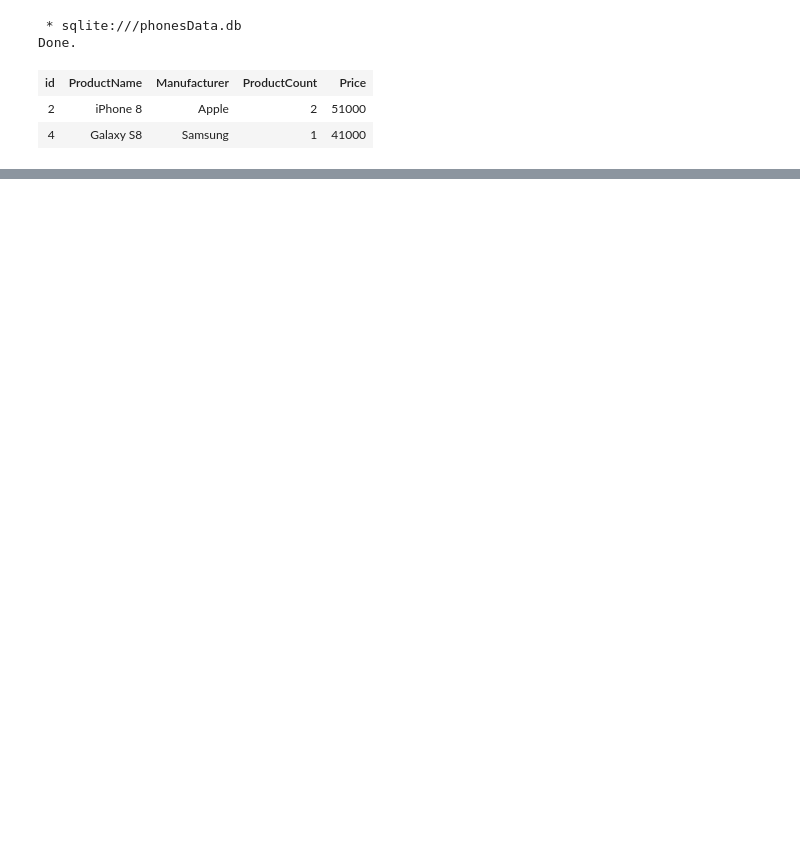
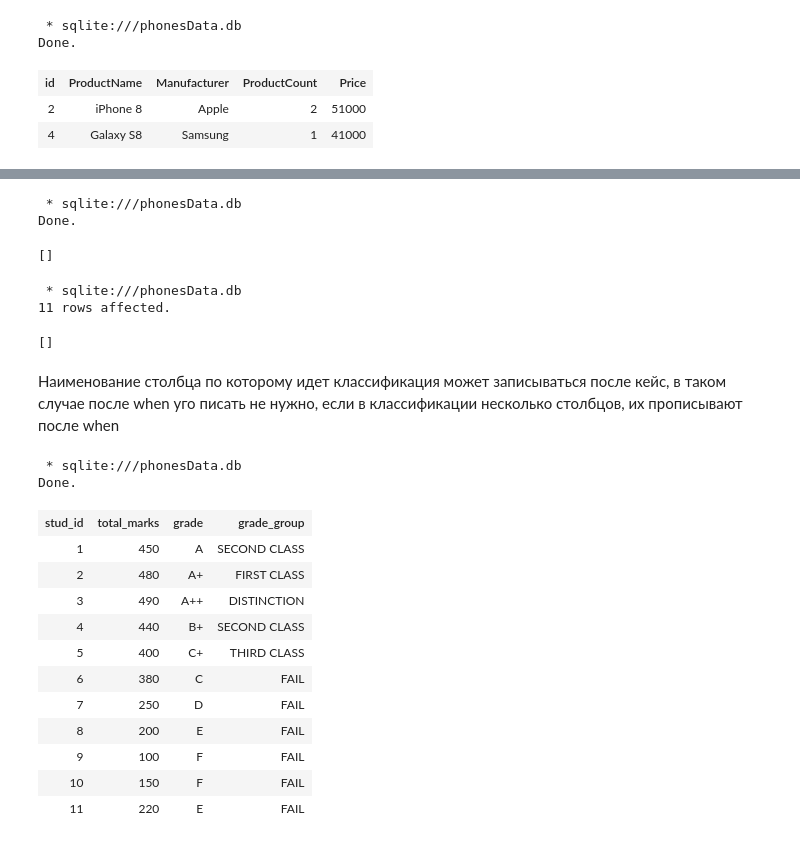
Before and after one commit to MrsMystique/python-repo, a Jupyter notebook: sqlmagic/sql magic.ipynb, the cells around one changed output, grey strips where cells are left out. Drawn from its saved outputs; the diff is of its cells as text; code cells hidden in the pictures; blank space fills up the shorter version.

```diff
--- a/sqlmagic/sql magic.ipynb
+++ b/sqlmagic/sql magic.ipynb
@@ -141,0 +356,60 @@ Done.
+# %%
+%%sql
+CREATE TABLE IF NOT EXISTS studentMarks (
+stud_id INTEGER PRIMARY KEY AUTOINCREMENT,
+total_marks INT,
+grade VARCHAR(5))
+# %% [output]
+ * sqlite:///phonesData.db
+Done.
+[]
+# %%
+%%sql
+INSERT into studentMarks(total_marks, grade)
+VALUES
+(450, 'A'),
+(480, 'A+'),
+(490, 'A++'),
+(440, 'B+'),
+(400, 'C+'),
+(380,'C'),
+(250, 'D'),
+(200,'E'),
+(100,'F'),
+(150,'F'),
+(220, 'E')
+# %% [output]
+ * sqlite:///phonesData.db
+11 rows affected.
+[]
+# %% [markdown]
+Наименование столбца по которому идет классификация может записываться после кейс, в таком случае после when уго писать не нужно, если в классификации несколько столбцов, их прописывают после when
+# %%
+%%sql
+
+SELECT *,
+CASE grade
+    WHEN 'A++' THEN 'DISTINCTION'
+    WHEN 'A+' then 'FIRST CLASS'
+    WHEN 'A' THEN 'SECOND CLASS'
+    WHEN 'B+' THEN 'SECOND CLASS'
+    WHEN 'C+' then 'THIRD CLASS'
+    ELSE 'FAIL'
+END AS grade_group
+
+FROM studentMarks
+# %% [output]
+ * sqlite:///phonesData.db
+Done.
+| stud_id | total_marks | grade | grade_group |
+| 1 | 450 | A | SECOND CLASS |
+| 2 | 480 | A+ | FIRST CLASS |
+| 3 | 490 | A++ | DISTINCTION |
+| 4 | 440 | B+ | SECOND CLASS |
+| 5 | 400 | C+ | THIRD CLASS |
+| 6 | 380 | C | FAIL |
+| 7 | 250 | D | FAIL |
+| 8 | 200 | E | FAIL |
+| 9 | 100 | F | FAIL |
+| 10 | 150 | F | FAIL |
+| 11 | 220 | E | FAIL |
```
Also changed, not shown: parts of 14 cells of this notebook, 21 other files.
